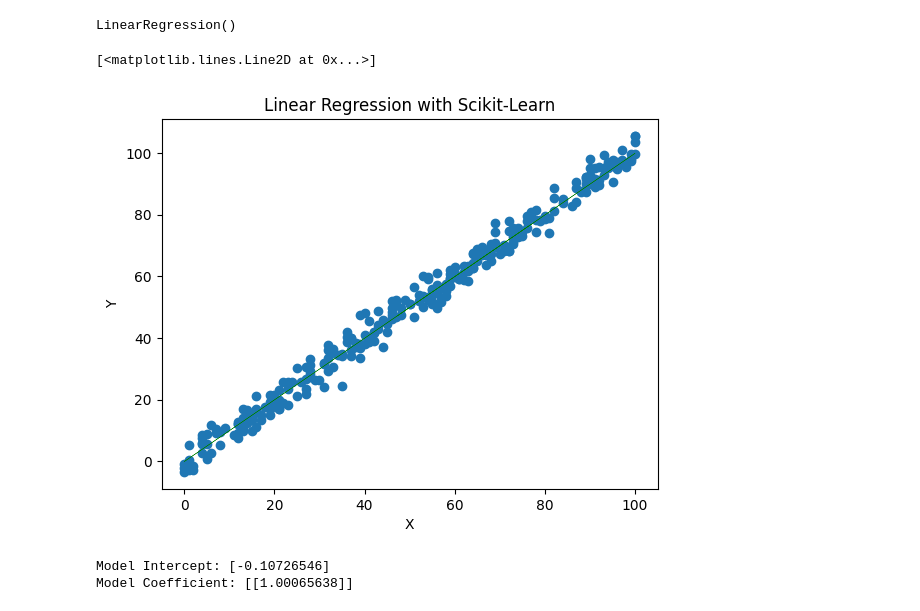
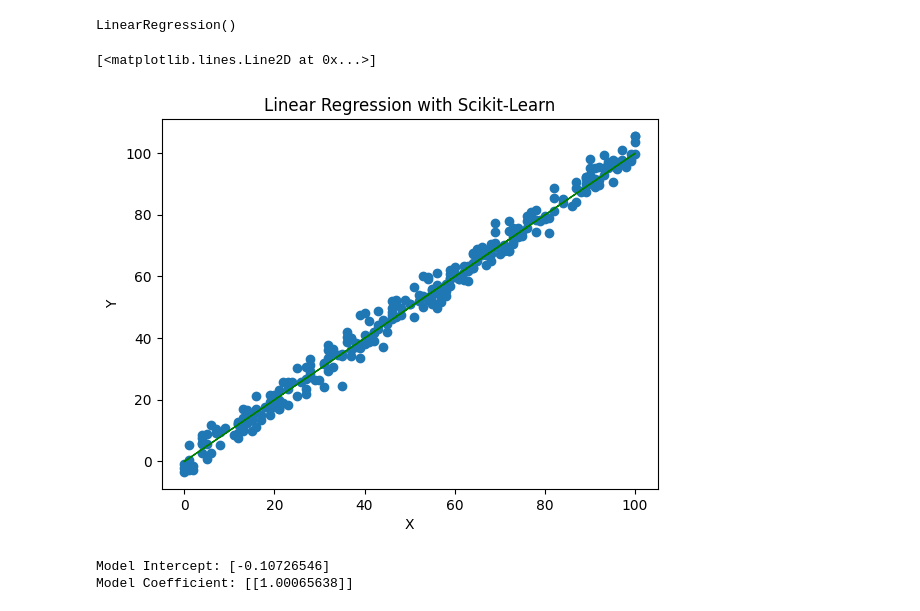
Before and after one commit to Sidd1218/ML-Projects, a Jupyter notebook: LinearRegression/LinearRegression.ipynb, the cells around one changed output. Cells and saved outputs as stored; diff of their text form; code cells hidden in the pictures.

```diff
--- a/LinearRegression/LinearRegression.ipynb
+++ b/LinearRegression/LinearRegression.ipynb
@@ -72,12 +72,12 @@ y_pred = model.predict(test_input)
 # %%
 plt.scatter(test_input,test_output)
 plt.xlabel("X")
 plt.ylabel("Y")
 plt.title("Linear Regression with Scikit-Learn")
-plt.plot(test_input,y_pred, color = "Green",linewidth = '0.3')
+plt.plot(test_input,y_pred, color = "Green",linewidth = '1.0')
 # %% [output]
 [<matplotlib.lines.Line2D at 0x...>]
-[figure, old version]
+[figure, new version]
 # %%
 print("Model Intercept:", model.intercept_)
 print("Model Coefficient:", model.coef_)
```
